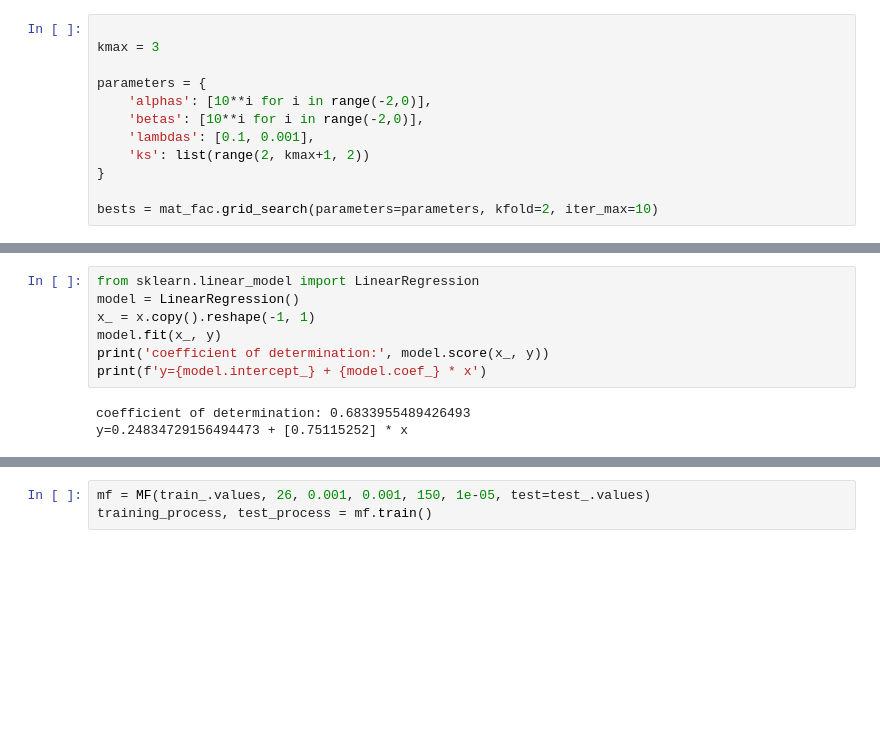
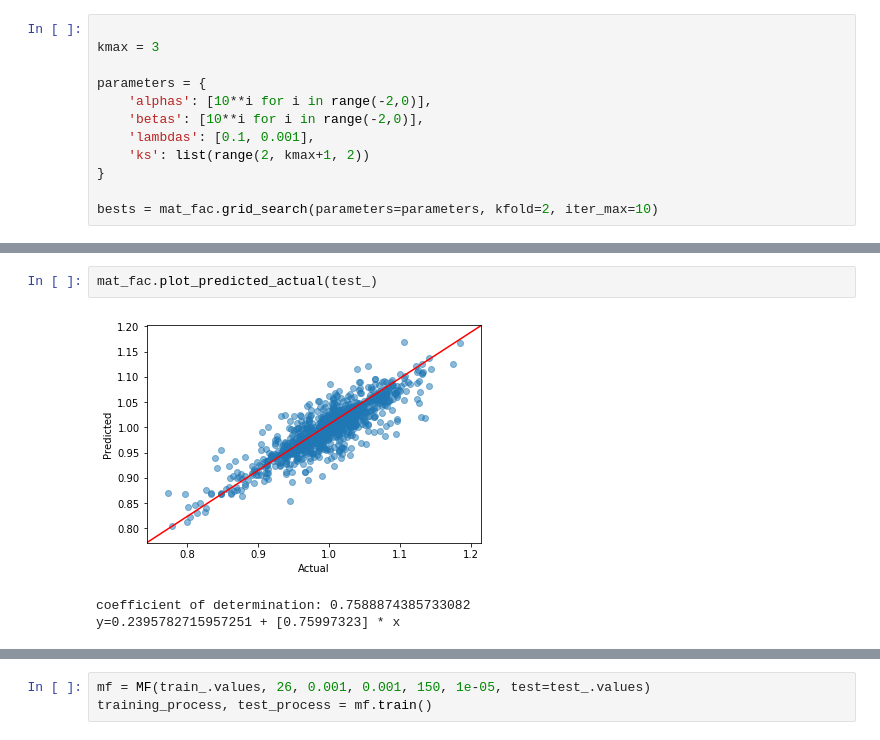
Before and after one commit to MartinBagaram/RecommendationSystem_MF-, a Jupyter notebook: notebooks/syngenta_data_exploration.ipynb, the cells around one changed output, grey strips where cells are left out. Drawn from its saved outputs; the diff is of its cells as text; blank space fills up the shorter version.

```diff
--- a/notebooks/syngenta_data_exploration.ipynb
+++ b/notebooks/syngenta_data_exploration.ipynb
@@ -125,13 +59,9 @@ plt.show()
-# %%
-from sklearn.linear_model import LinearRegression
-model = LinearRegression()
-x_ = x.copy().reshape(-1, 1)
-model.fit(x_, y)
-print('coefficient of determination:', model.score(x_, y))
-print(f'y={model.intercept_} + {model.coef_} * x')
-# %% [output]
-coefficient of determination: 0.6833955489426493
-y=0.24834729156494473 + [0.75115252] * x
+# %%
+mat_fac.plot_predicted_actual(test_)
+# %% [output]
+[figure, added]
+coefficient of determination: 0.7588874385733082
+y=0.2395782715957251 + [0.75997323] * x
 # %%
 kmax = 30
 ks  = range(2, kmax+1, 2)
```
Also changed, not shown: parts of 80 cells of this notebook, 1 other file.
